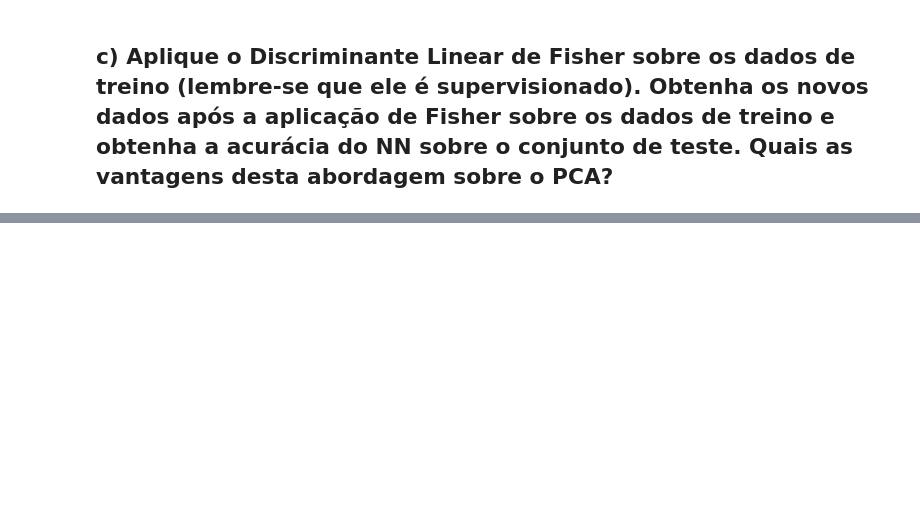
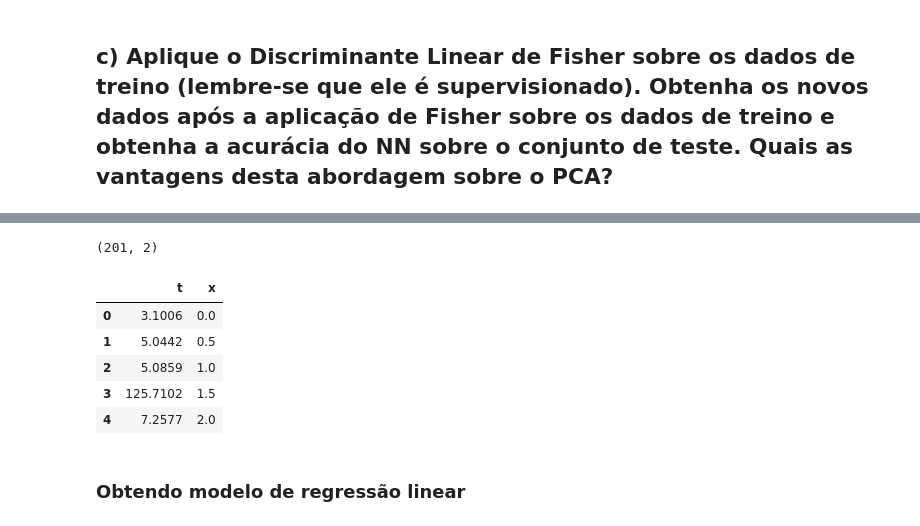
Before and after one commit to Harmonia2Side/machine-learning-laboratory-2023-2, a Jupyter notebook: lista1/lista1_breno_odnan.ipynb, the cells around one changed output, grey strips where cells are left out. Saved outputs shown, nothing was run; the diff lists cells and outputs as text; code cells hidden in the pictures; blank space fills up the shorter version.

Commit message:
5 inicia questão

```diff
--- a/lista1/lista1_breno_odnan.ipynb
+++ b/lista1/lista1_breno_odnan.ipynb
@@ -681,0 +688,17 @@ data_test = data.iloc[test_range,:]
+# %%
+## Leitura inicial
+# features = []
+data_raw = pd.read_csv('data/regressao1.csv', sep=';')
+print(data_raw.shape)
+
+data_raw.head()
+# %% [output]
+(201, 2)
+|  | t | x |
+| 0 | 3.1006 | 0.0 |
+| 1 | 5.0442 | 0.5 |
+| 2 | 5.0859 | 1.0 |
+| 3 | 125.7102 | 1.5 |
+| 4 | 7.2577 | 2.0 |
+# %% [markdown]
+### Obtendo modelo de regressão linear
```
Also changed, not shown: parts of 9 cells of this notebook.
